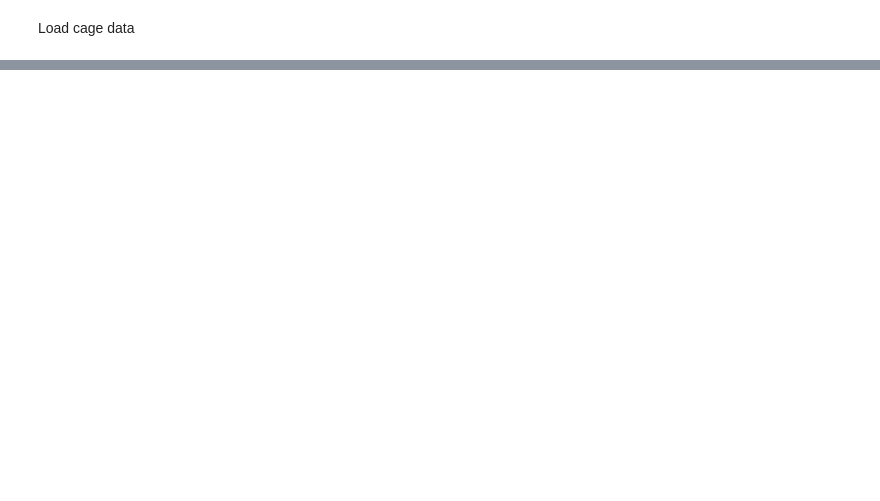
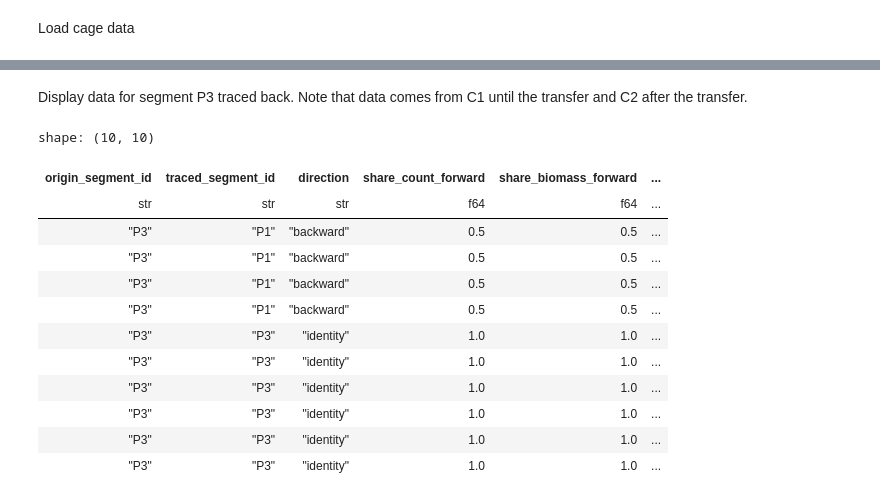
Before and after one commit to EivindBrendryen/aqua-tracekit, a Jupyter notebook: examples/example_2_split/example_2_split.ipynb, the cells around one changed output, grey strips where cells are left out. Saved outputs shown, nothing was run; the diff lists cells and outputs as text; code cells hidden in the pictures; blank space fills up the shorter version.

```diff
--- a/examples/example_2_split/example_2_split.ipynb
+++ b/examples/example_2_split/example_2_split.ipynb
@@ -59,0 +119,20 @@ Load cage data
+# %% [markdown]
+Display data for segment P3 traced back. Note that  data comes from C1 until the transfer and C2 after the transfer.
+# %%
+
+df_p3_data = df_traced_data.filter(df_traced_data[SdtSchema.TraceabilityIndex.ORIGIN_SEGMENT_ID] == "P3")
+df_p3_data.head(20)
+# %% [output]
+shape: (10, 10)
+| origin_segment_id | traced_segment_id | direction | share_count_forward | share_biomass_forward | ... |
+| str | str | str | f64 | f64 | ... |
+| "P3" | "P1" | "backward" | 0.5 | 0.5 | ... |
+| "P3" | "P1" | "backward" | 0.5 | 0.5 | ... |
+| "P3" | "P1" | "backward" | 0.5 | 0.5 | ... |
+| "P3" | "P1" | "backward" | 0.5 | 0.5 | ... |
+| "P3" | "P3" | "identity" | 1.0 | 1.0 | ... |
+| "P3" | "P3" | "identity" | 1.0 | 1.0 | ... |
+| "P3" | "P3" | "identity" | 1.0 | 1.0 | ... |
+| "P3" | "P3" | "identity" | 1.0 | 1.0 | ... |
+| "P3" | "P3" | "identity" | 1.0 | 1.0 | ... |
+| "P3" | "P3" | "identity" | 1.0 | 1.0 | ... |
```
Also changed, not shown: parts of 7 cells of this notebook, 14 other files.
